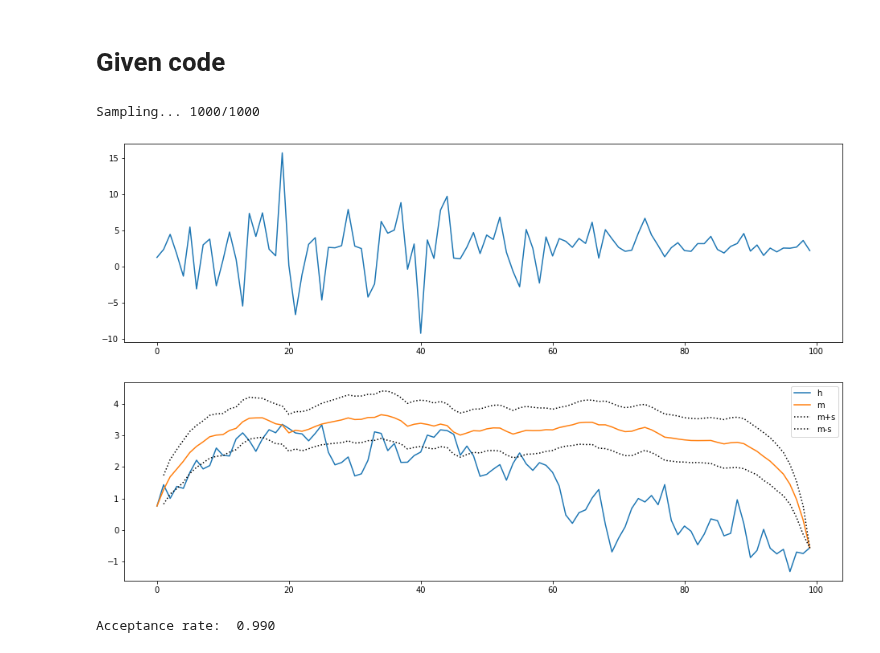
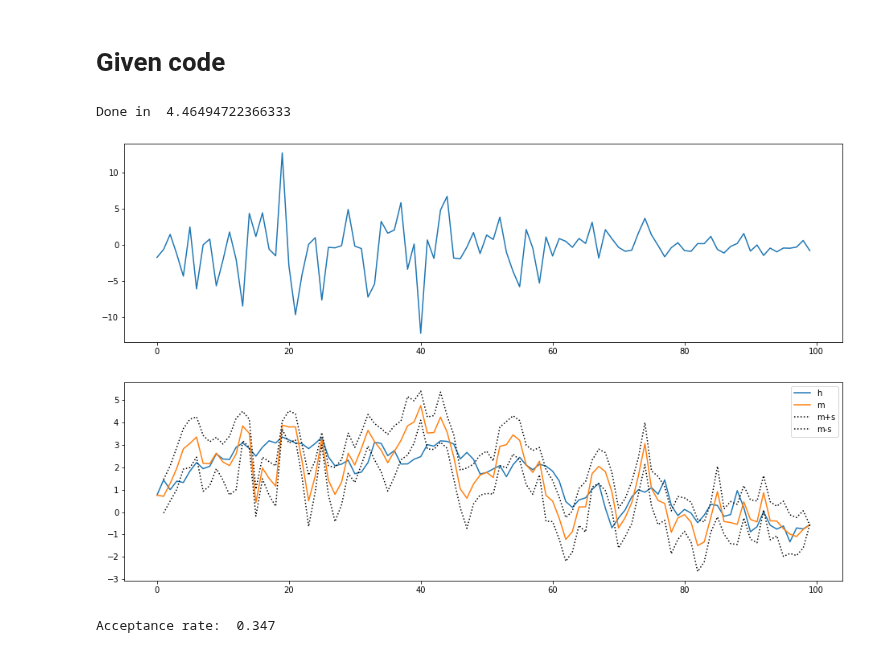
Before and after one commit to NoFishLikeIan/tinbergen, a Jupyter notebook: homework/adv_econ_notebooks/Stochastic Volatility - MH algo.ipynb, the cells around one changed output. Saved outputs shown, nothing was run; the diff lists cells and outputs as text; code cells hidden in the pictures.

```diff
--- a/homework/adv_econ_notebooks/Stochastic Volatility - MH algo.ipynb
+++ b/homework/adv_econ_notebooks/Stochastic Volatility - MH algo.ipynb
@@ -75,10 +77,6 @@ Date:
 Author:
     Charles Bos
 """
-###########################################################
-### Imports
-import numpy as np
-# import pandas as pd
 import matplotlib.pyplot as plt
 
 ###########################################################
@@ -131,23 +129,26 @@ def SampleH1(vY, vH, vTheta, t, *fns):
     (dMu, dGamma, dPhi, dSXi)= vTheta
 
     # Fill in your code...
-    candidate_h_sampler, target = fns
+    iA = 0
+
+
+    candidate_h_sampler, compute_acc_prob = fns
 
     previous_h = vH[t-1]
     next_h = vH[t+1]
+
     current_y = vY[t]
     current_h = vH[t]
 
-    h_bar = candidate_h_sampler(previous_h, next_h, current_y)
+    candidate_h, jumping_mean = candidate_h_sampler(previous_h, next_h, current_y)
 
-    prob_acceptance = target(h_bar, current_y) / target(current_h, current_y)
+    prob_acceptance = compute_acc_prob(candidate_h, current_h, current_y, jumping_mean)
 
     accept = np.random.uniform() < prob_acceptance
     iA = int(accept)
 
     if accept:
-        vH[t] = h_bar
-
+        vH[t] = candidate_h
 
     return iA
 
@@ -236,35 +237,38 @@ def Output(vY, vH0, mMS, dA, iS):
 
     print ("Acceptance rate: %6.3f" % dA)
 
 
 ###########################################################
 ### main
 def main():
     # Magic numbers
-    vTheta= [3, 0, .95, .5]
+    vTheta= [0, 0, .95, .5]
     iT= 100
     iSeed= 1234
     iS= 1_000
 
     # Initialisation
     np.random.seed(iSeed)
     (vY, vH0)= GenrSV(vTheta, iT)
 
+
     # Estimation
     candidate_h_sampler, target = factory_sampler(vTheta)
 
+    start = time()
+    (mMS, dA)= SampleHS(vY, vH0, vTheta, iS, candidate_h_sampler, target)
 
-    (mMS, dA)= SampleHS(vY, vH0, vTheta, iS, candidate_h_sampler, target)
+    print('Done in ', time() - start)
 
 
     # Output
     Output(vY, vH0, mMS, dA, iS)
 
 ###########################################################
 ### start main
 if __name__ == "__main__":
     main()
 # %% [output]
-Sampling... 1000/1000
+Done in  4.46494722366333
-[figure, old version]
+[figure, new version]
-Acceptance rate:  0.990
+Acceptance rate:  0.347
```
Also changed, not shown: parts of 2 cells of this notebook.
